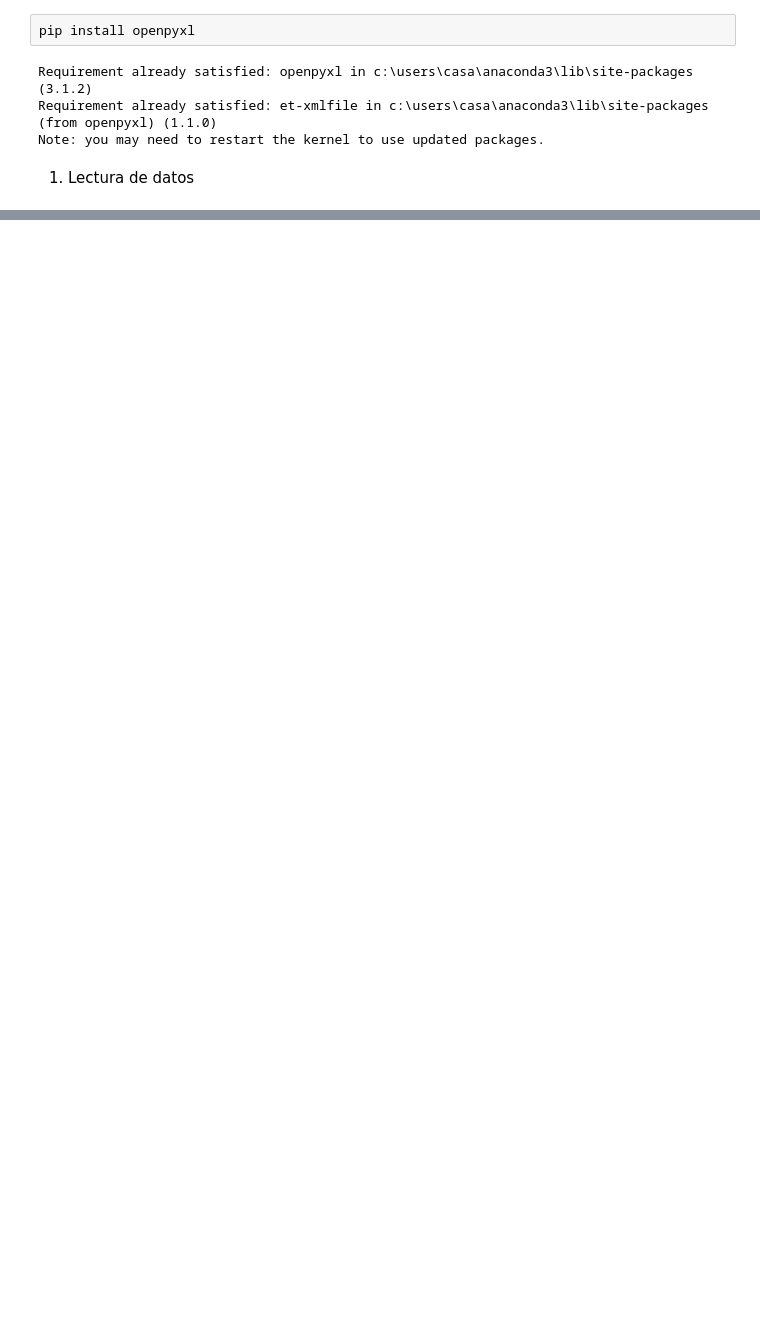
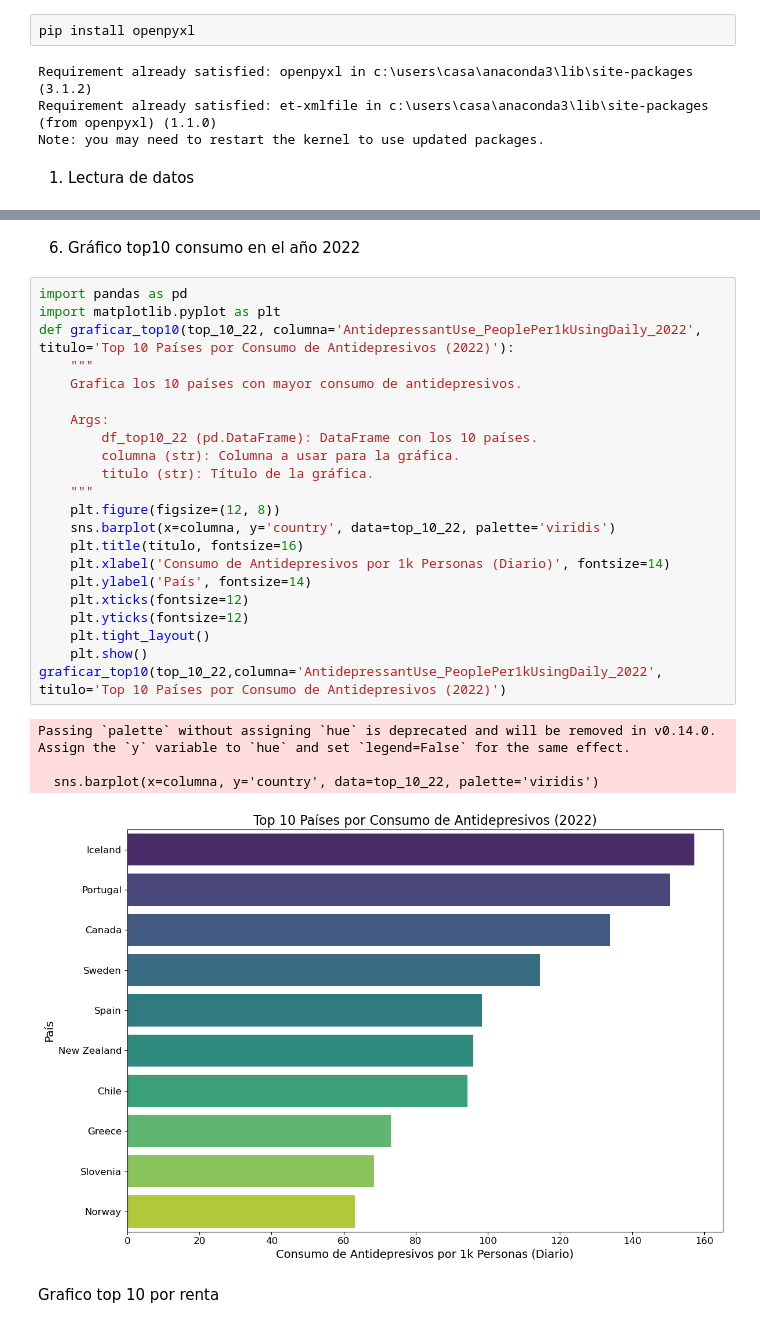
Before and after one commit to Rafa-Gamero/Project1, a Jupyter notebook: zonatrabajo.ipynb, the cells around one changed output, grey strips where cells are left out. Cells and saved outputs as stored; diff of their text form; blank space fills up the shorter version.

Commit message:
Commit graficos

```diff
--- a/zonatrabajo.ipynb
+++ b/zonatrabajo.ipynb
@@ -55,0 +189,31 @@ limpiar_datos(cargar_datos(archivo))
+# %% [markdown]
+6. Gráfico top10 consumo en el año 2022
+# %%
+import pandas as pd
+import matplotlib.pyplot as plt
+def graficar_top10(top_10_22, columna='AntidepressantUse_PeoplePer1kUsingDaily_2022', titulo='Top 10 Países por Consumo de Antidepresivos (2022)'):
+    """
+    Grafica los 10 países con mayor consumo de antidepresivos.
+
+    Args:
+        df_top10_22 (pd.DataFrame): DataFrame con los 10 países.
+        columna (str): Columna a usar para la gráfica.
+        titulo (str): Título de la gráfica.
+    """
+    plt.figure(figsize=(12, 8))
+    sns.barplot(x=columna, y='country', data=top_10_22, palette='viridis')
+    plt.title(titulo, fontsize=16)
+    plt.xlabel('Consumo de Antidepresivos por 1k Personas (Diario)', fontsize=14)
+    plt.ylabel('País', fontsize=14)
+    plt.xticks(fontsize=12)
+    plt.yticks(fontsize=12)
+    plt.tight_layout()
+    plt.show()
+graficar_top10(top_10_22,columna='AntidepressantUse_PeoplePer1kUsingDaily_2022', titulo='Top 10 Países por Consumo de Antidepresivos (2022)')
+# %% [output]
+Passing `palette` without assigning `hue` is deprecated and will be removed in v0.14.0. Assign the `y` variable to `hue` and set `legend=False` for the same effect.
+
+  sns.barplot(x=columna, y='country', data=top_10_22, palette='viridis')
+[figure, added]
+# %% [markdown]
+Grafico top 10 por renta
```
Also changed, not shown: parts of 19 cells of this notebook, 2 other files.
